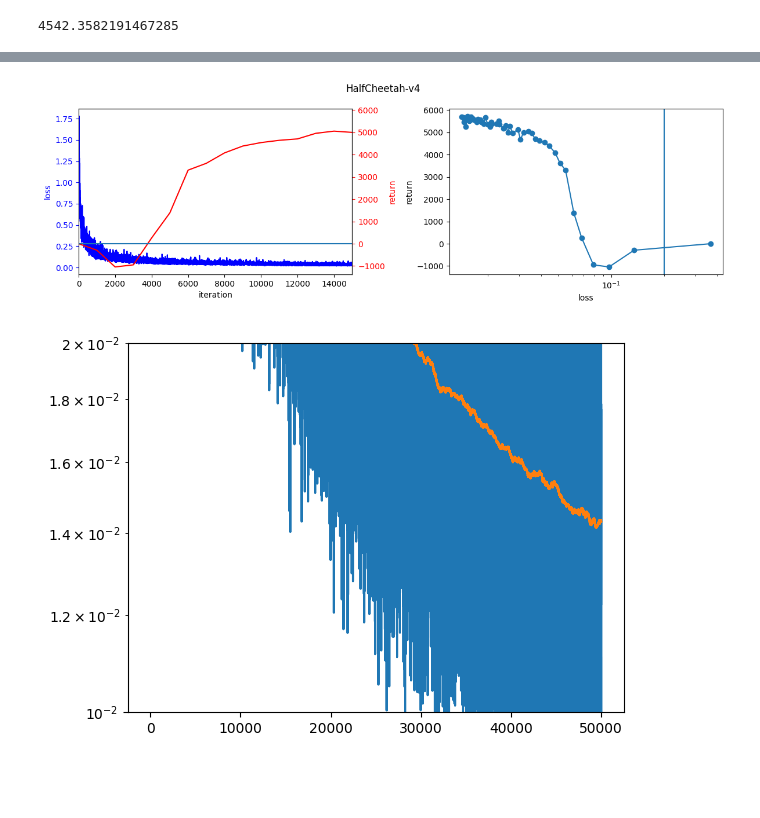
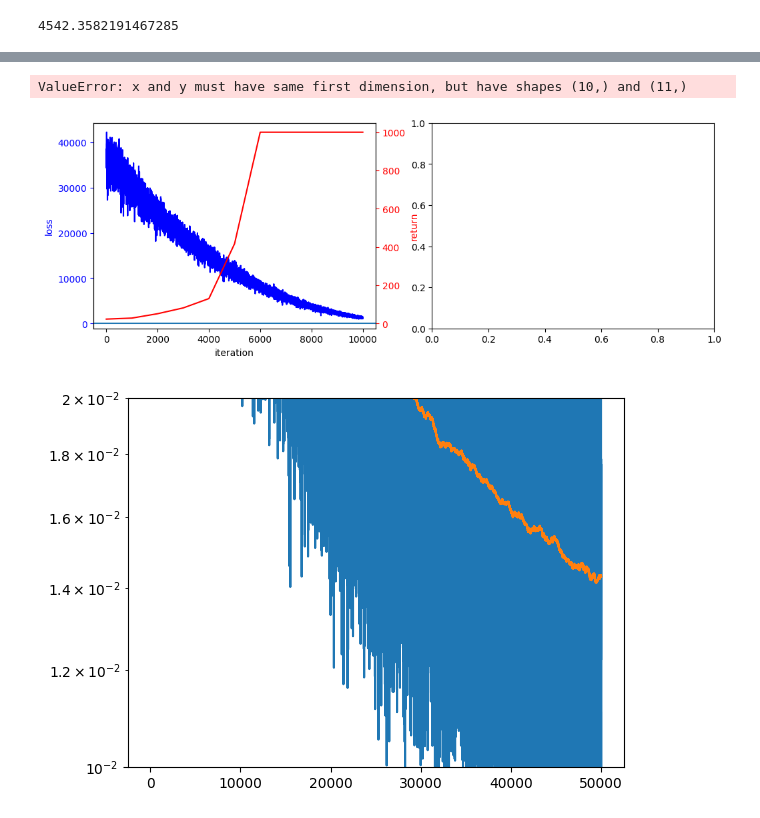
Before and after one commit to akarshkumar0101/synthetic-mdps, a Jupyter notebook: src/debug_unroll.ipynb, the cells around one changed output, grey strips where cells are left out. Cells and saved outputs as stored; diff of their text form; code cells hidden in the pictures; blank space fills up the shorter version.

Commit message:
sync

```diff
--- a/src/debug_unroll.ipynb
+++ b/src/debug_unroll.ipynb
@@ -97,18 +115,8 @@ for i in pbar:
     batch = sample_batch(_rng, dataset, 32)
     train_state, loss = iter_step(train_state, batch)
     pbar.set_postfix({'loss': loss})
-# %%
-import gymnasium as gym
-def make_env(env_id):
-    def thunk():
-        env = gym.make(env_id, ctrl_cost_weight=0)
-        env = gym.wrappers.FlattenObservation(env)  # deal with dm_control's Dict observation space
-        env = gym.wrappers.RecordEpisodeStatistics(env)
-        env = gym.wrappers.ClipAction(env)
-        return env
-    return thunk
 # %%
-envs = gym.vector.SyncVectorEnv( [make_env("HalfCheetah-v4") for i in range(64)] )
+envs = gym.vector.SyncVectorEnv( [make_env("InvertedPendulum-v4") for i in range(64)] )
 # %%
 stats = []
 obs, info = envs.reset()
@@ -124,8 +132,9 @@ np.array(stats)[:, 0].mean()
 # %% [output]
 4542.3582191467285
 # %%
-def rollout_fn(train_state):
-    envs = gym.vector.SyncVectorEnv( [make_env("HalfCheetah-v4") for i in range(64)] )
+def rollout_fn(train_state, vid_name):
+    capture_video = vid_name is not None
+    envs = gym.vector.SyncVectorEnv( [make_env("InvertedPendulum-v4", i, capture_video=capture_video, vid_name=vid_name) for i in range(64)] )
     stats = []
     obs, info = envs.reset()
     for i in tqdm(range(1005)):
@@ -160,11 +169,12 @@ tx = optax.chain(#optax.clip_by_global_norm(1.),
                  optax.adamw(3e-4, weight_decay=0., eps=1e-8))
 train_state = TrainState.create(apply_fn=agent.apply, params=agent_params, tx=tx)
 
-pbar = tqdm(range(6000))
+pbar = tqdm(range(10000+1))
 losses, rets, iters = [], [], []
 for i in pbar:
     if i%1000==0:
-        ret = rollout_fn(train_state)
+        # ret = rollout_fn(train_state, vid_name=f"halfcheetah_{i}")
+        ret = rollout_fn(train_state, vid_name=None)
         rets.append(ret)
         iters.append(i)
 
@@ -180,35 +188,36 @@ losses, rets, iters = np.array(losses), np.array(rets), np.array(iters)
 # %%
 plt.figure(figsize=(12, 4))
 
 plt.subplot(1, 2, 1)
 # plot losses on one y axis and returns on another
 ax1 = plt.gca()
 ax1.plot(losses, 'b-')
 ax1.set_xlabel('iteration')
 ax1.set_ylabel('loss', color='b')
 ax1.tick_params('y', colors='b')
 
 ax2 = ax1.twinx()
 ax2.plot(iters, rets, 'r-')
 ax2.set_ylabel('return', color='r')
 ax2.tick_params('y', colors='r')
 plt.axhline(0)
 
-plt.xlim(0, 15000)
+# plt.xlim(0, 15000)
 
 plt.subplot(1, 2, 2)
-plt.plot(losses.reshape(-1, 1000).mean(axis=-1), rets)
-plt.scatter(losses.reshape(-1, 1000).mean(axis=-1), rets)
+plt.plot(losses[:-1].reshape(-1, 1000).mean(axis=-1), rets)
+plt.scatter(losses[:-1].reshape(-1, 1000).mean(axis=-1), rets)
 plt.axvline(.2)
 plt.xscale('log')
 plt.ylabel('return')
 plt.xlabel('loss')
 
-plt.suptitle("HalfCheetah-v4")
+plt.suptitle("InvertedPendulum-v4")
 plt.tight_layout()
 plt.show()
 # %% [output]
+ValueError: x and y must have same first dimension, but have shapes (10,) and (11,)
-[figure, old version]
+[figure, new version]
 # %%
 plt.plot(losses)
 plt.plot(smooth_curve(losses, 1001))
```
Also changed, not shown: parts of 14 cells of this notebook, 1 other file.
